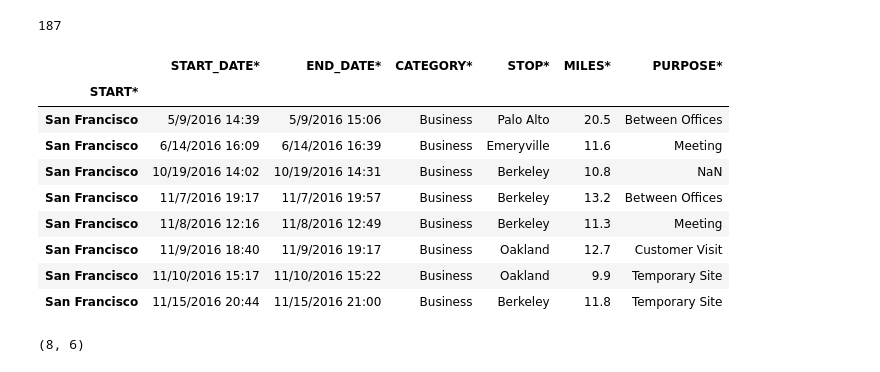
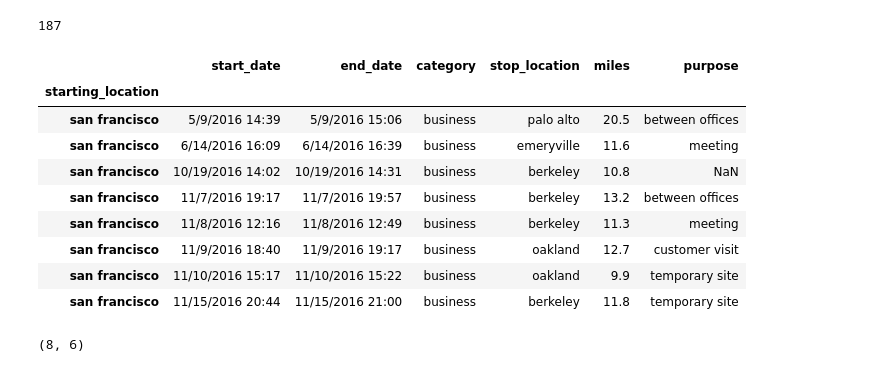
Before and after one commit to shubhanalytics/PGPDSBA-Projects, a Jupyter notebook: Proj.01 - Python for Data Analysis/Uber Drive.ipynb, the cells around one changed output. Cells and saved outputs as stored; diff of their text form; code cells hidden in the pictures.

```diff
--- a/Proj.01 - Python for Data Analysis/Uber Drive.ipynb
+++ b/Proj.01 - Python for Data Analysis/Uber Drive.ipynb
@@ -169,5 +112,3 @@ new_column_names = {'START_DATE*':'start_date',\
-# %%
-df = df.rename(columns = new_column_names)
 # %%
 df.columns
 # %% [output]
@@ -177 +118,4 @@ Index(['start_date', 'end_date', 'category', 'start', 'stop', 'miles',
+# %%
+# Renaming the columns of the dataset
+df.columns = ['start_date', 'end_date', 'category', 'starting_location', 'stop_location', 'miles','purpose']
 # %%
@@ -210 +144,3 @@ array(['Fort Pierce', 'West Palm Beach', 'Cary', 'Jamaica', 'New York',
+# %%
+df['purpose'] = df['purpose'].replace('Charity ($)', 'Charity')  # replacing the purpose name 'Charity ($)' with 'Charity'
 # %%
@@ -229 +160,7 @@ Hazelwood             4
 Name: count, dtype: int64
+# %%
+# Capitalizing the first letter of each word in the string columns and removing leading/trailing spaces
+df['starting_location'] = df['starting_location'].str.lower().str.strip()
+df['stop_location'] = df['stop_location'].str.lower().str.strip()
+df['category'] = df['category'].str.lower().str.strip()
+df['purpose'] = df['purpose'].str.lower().str.strip()
@@ -242,27 +186,27 @@ uber['STOP*'].nunique()
 # %%
 #Let's check the rides with the starting point as 'san fransisco'
 
-# Now, selecting the index column as 'START*'
+# Now, selecting the index column as 'starting_location' from the dataset and assigning it to new variable 'df_sf'
 
-df_sf = pd.read_csv(r'D:\My Data\Professional\Analytics\PGPDSBA-Projects\Proj.01 - Python for Data Analysis\Uber_Drive.csv', index_col='START*')
+df_sf = df.set_index('starting_location')
 
 # selecting the rows which has starting point of San Francisco using loc function and assign it to new variable
-uber_trips_SF = df_sf.loc['San Francisco']
+uber_trips_SF = df_sf.loc['san francisco']
 
 
 # displaying all the uber trips that has starting point of San Francisco
 uber_trips_SF
 # %% [output]
-|  | START_DATE* | END_DATE* | CATEGORY* | STOP* | MILES* | PURPOSE* |
-| START* |  |  |  |  |  |  |
-| San Francisco | 5/9/2016 14:39 | 5/9/2016 15:06 | Business | Palo Alto | 20.5 | Between Offices |
-| San Francisco | 6/14/2016 16:09 | 6/14/2016 16:39 | Business | Emeryville | 11.6 | Meeting |
-| San Francisco | 10/19/2016 14:02 | 10/19/2016 14:31 | Business | Berkeley | 10.8 | NaN |
-| San Francisco | 11/7/2016 19:17 | 11/7/2016 19:57 | Business | Berkeley | 13.2 | Between Offices |
-| San Francisco | 11/8/2016 12:16 | 11/8/2016 12:49 | Business | Berkeley | 11.3 | Meeting |
-| San Francisco | 11/9/2016 18:40 | 11/9/2016 19:17 | Business | Oakland | 12.7 | Customer Visit |
-| San Francisco | 11/10/2016 15:17 | 11/10/2016 15:22 | Business | Oakland | 9.9 | Temporary Site |
-| San Francisco | 11/15/2016 20:44 | 11/15/2016 21:00 | Business | Berkeley | 11.8 | Temporary Site |
+|  | start_date | end_date | category | stop_location | miles | purpose |
+| starting_location |  |  |  |  |  |  |
+| san francisco | 5/9/2016 14:39 | 5/9/2016 15:06 | business | palo alto | 20.5 | between offices |
+| san francisco | 6/14/2016 16:09 | 6/14/2016 16:39 | business | emeryville | 11.6 | meeting |
+| san francisco | 10/19/2016 14:02 | 10/19/2016 14:31 | business | berkeley | 10.8 | NaN |
+| san francisco | 11/7/2016 19:17 | 11/7/2016 19:57 | business | berkeley | 13.2 | between offices |
+| san francisco | 11/8/2016 12:16 | 11/8/2016 12:49 | business | berkeley | 11.3 | meeting |
+| san francisco | 11/9/2016 18:40 | 11/9/2016 19:17 | business | oakland | 12.7 | customer visit |
+| san francisco | 11/10/2016 15:17 | 11/10/2016 15:22 | business | oakland | 9.9 | temporary site |
+| san francisco | 11/15/2016 20:44 | 11/15/2016 21:00 | business | berkeley | 11.8 | temporary site |
 # %%
 uber_trips_SF.shape
 # %% [output]
```
Also changed, not shown: parts of 32 cells of this notebook.
